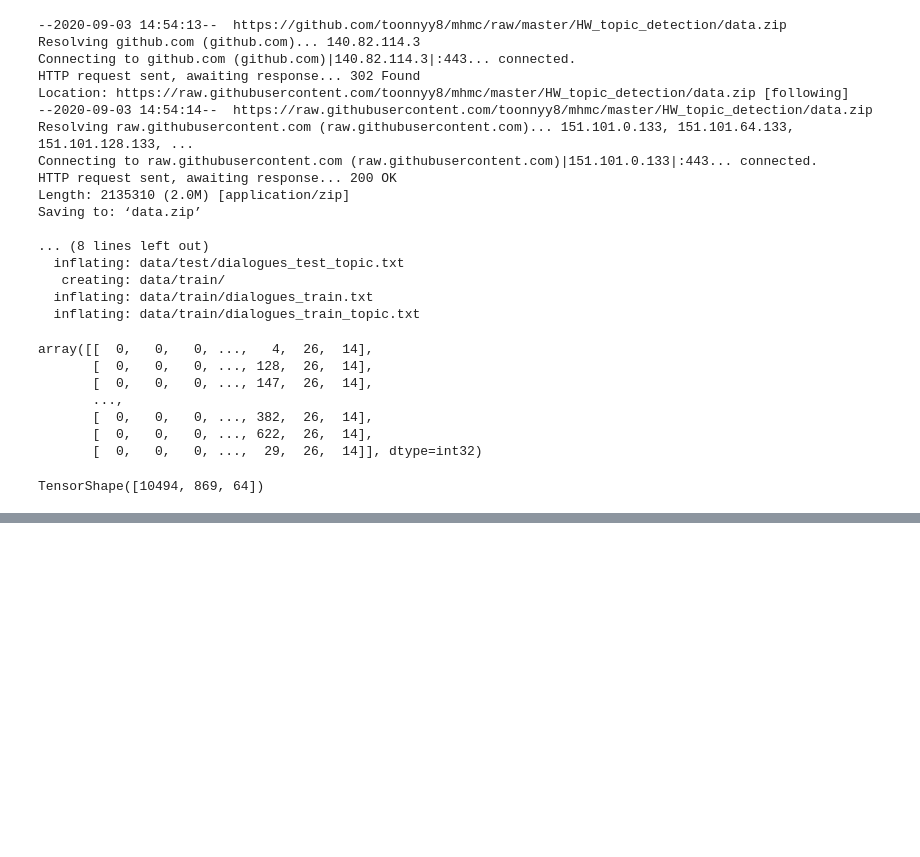
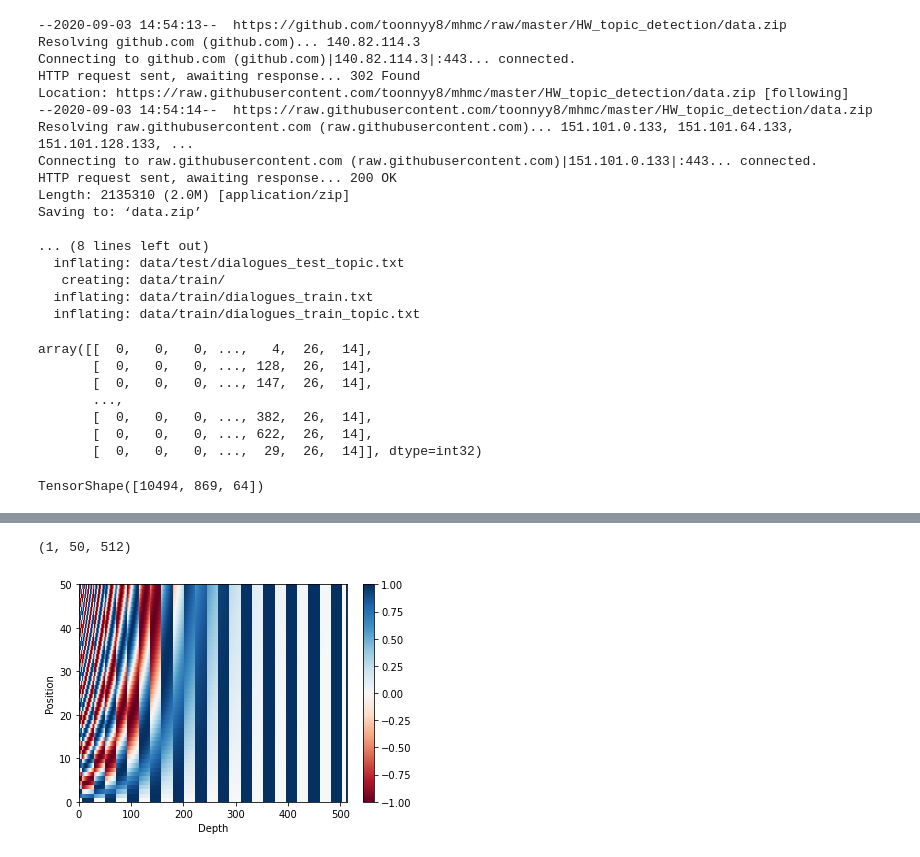
Before and after one commit to toonnyy8/mhmc, a Jupyter notebook: HW_topic_detection/HW_topic_detection.ipynb, the cells around one changed output, grey strips where cells are left out. Cells and saved outputs as stored; diff of their text form; code cells hidden in the pictures; blank space fills up the shorter version.

Commit message:
positional encoding

```diff
--- a/HW_topic_detection/HW_topic_detection.ipynb
+++ b/HW_topic_detection/HW_topic_detection.ipynb
@@ -141,3 +141,22 @@ def add_cls(inp,cls_id):
 # ).shape
 # %% [output]
 TensorShape([10494, 869, 64])
+# %%
+def positional_encoding(position, d_model):
+  pos = tf.linspace(0, position-1 ,position)
+  pos = tf.expand_dims(pos, 1)
+  i = tf.linspace(0, d_model-1 ,d_model)
+  i = tf.expand_dims(i, 0)
+  angle = tf.matmul(pos, 1/tf.pow(10000, i/d_model))
+  pos_encoding = tf.cast(
+    tf.reshape(
+      tf.stack([
+        tf.sin(tf.strided_slice(angle,[0,0],tf.shape(angle),[1,2])),
+        tf.cos(tf.strided_slice(angle,[0,1],tf.shape(angle),[1,2]))
+      ],axis=2),
+      (position, d_model)
+    ),
+    dtype=tf.float32
+  )
+  pos_encoding = tf.expand_dims(pos_encoding, 0)
+  return pos_encoding
@@ -143,0 +180,14 @@ TensorShape([10494, 869, 64])
+# %%
+import matplotlib.pyplot as plt
+pos_encoding = positional_encoding(50, 512)
+print (pos_encoding.shape)
+
+plt.pcolormesh(pos_encoding[0], cmap='RdBu')
+plt.xlabel('Depth')
+plt.xlim((0, 512))
+plt.ylabel('Position')
+plt.colorbar()
+plt.show()
+# %% [output]
+(1, 50, 512)
+[figure, added]
```
Also changed, not shown: parts of 2 cells of this notebook.
